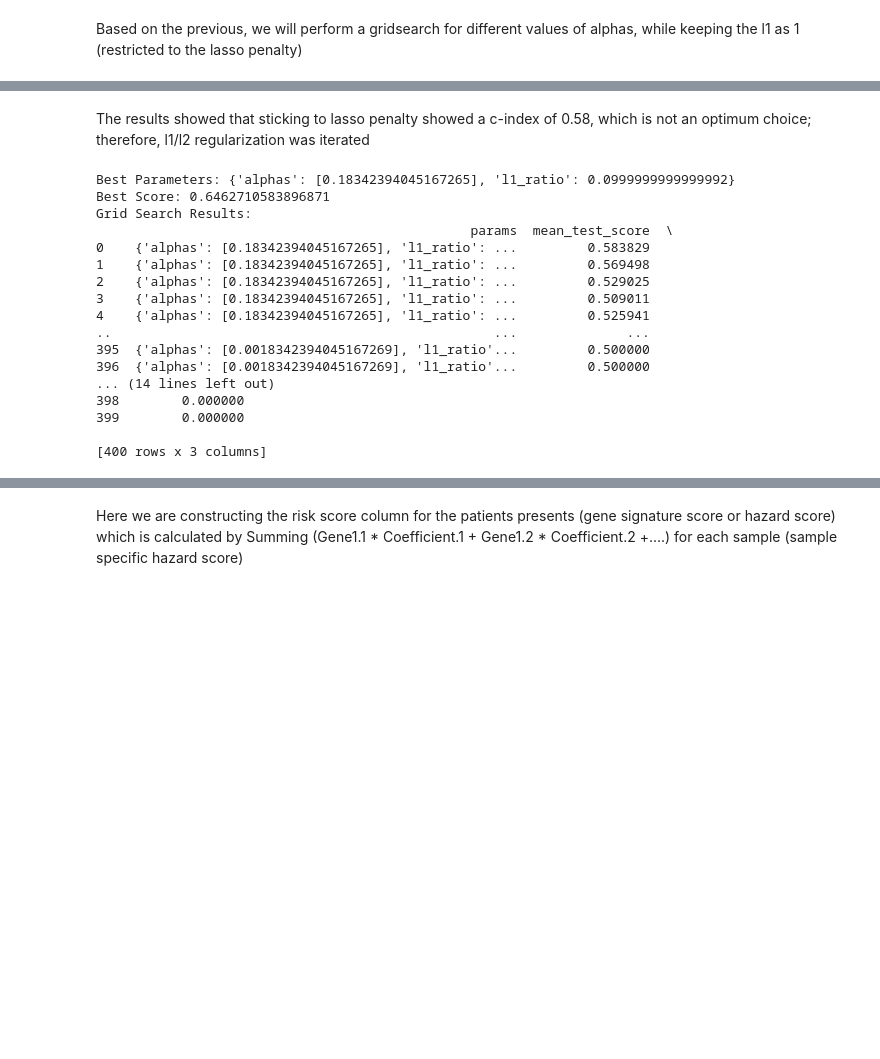
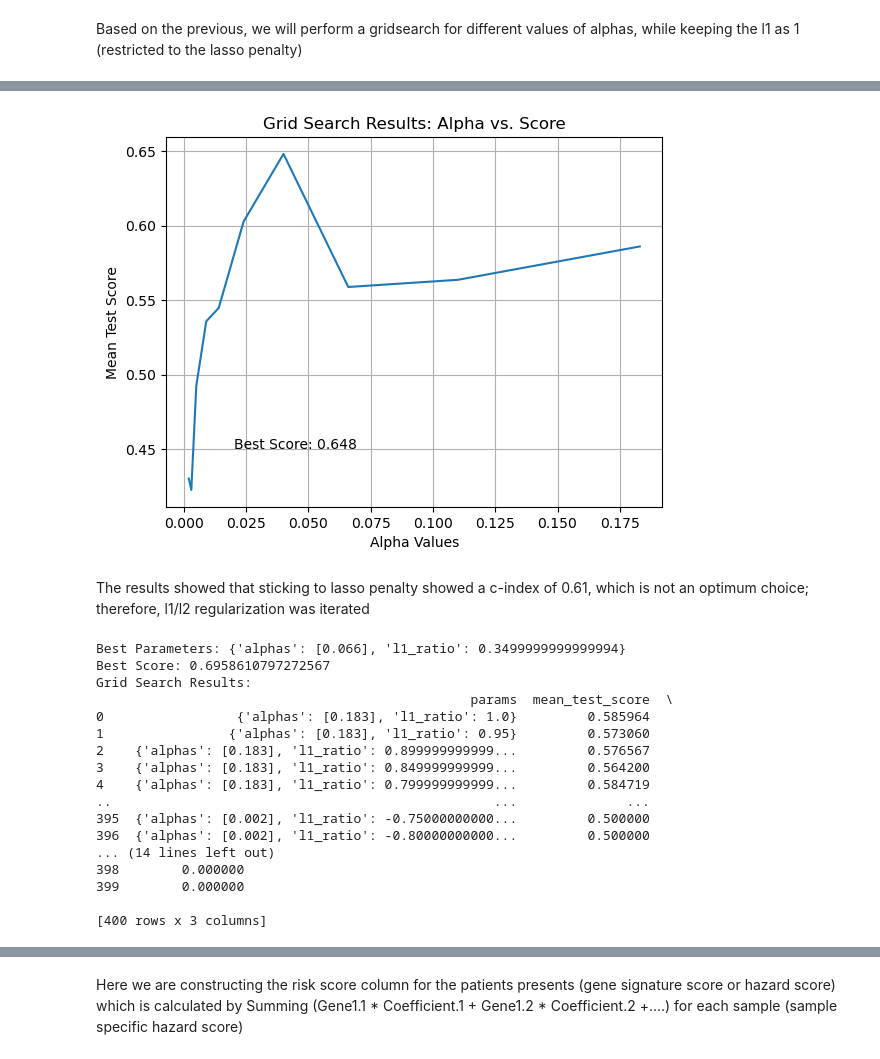
Before and after one commit to RadwanDerbala-1/Lassocox-Signature, a Jupyter notebook: Source/Project Stad.ipynb, the cells around one changed output, grey strips where cells are left out. Saved outputs shown, nothing was run; the diff lists cells and outputs as text; code cells hidden in the pictures; blank space fills up the shorter version.

```diff
--- a/Source/Project Stad.ipynb
+++ b/Source/Project Stad.ipynb
@@ -202,8 +209,31 @@ Grid Search Results:
+# %%
+alphas = cv_results["param_alphas"].apply(lambda x: x[0])  # Extract alpha values
+scores = cv_results["mean_test_score"]  # Extract mean test scores
+
+
+plt.plot(alphas, scores)
+
+# Customize plot elements
+plt.xlabel("Alpha Values")
+plt.ylabel("Mean Test Score")
+plt.title("Grid Search Results: Alpha vs. Score")
+plt.grid(True)  # Add grid lines
+
+# Optional: Annotate the best score
+best_alpha = alphas[scores.argmax()]  # Find the alpha with the best score
+best_score = scores.max()
+plt.annotate(f"Best Score: {best_score:.3f}", xy=(best_alpha, best_score), xytext=(0.02, 0.45))
+
+plt.show()
+# %% [output]
+[figure, added]
 # %% [markdown]
-The results showed that sticking to lasso penalty showed a c-index of 0.58, which is not an optimum choice; therefore, l1/l2 regularization was iterated
+The results showed that sticking to lasso penalty showed a c-index of 0.61, which is not an optimum choice; therefore, l1/l2 regularization was iterated
 # %%
+random.seed(1)
+
 l1_ratios = np.arange(1, -1, -0.05)
-cv = KFold(n_splits=5, shuffle=True, random_state=0)
+cv = KFold(n_splits=5, shuffle=True, random_state=1)
 gcv = GridSearchCV((CoxnetSurvivalAnalysis(alpha_min_ratio=1)),
     param_grid={"alphas": [[v] for v in alphas], "l1_ratio" : l1_ratios},
     cv=cv,
@@ -218,18 +248,18 @@ print("Best Score:", gcv.best_score_)
 print("Grid Search Results:")
 print(cv_results[['params', 'mean_test_score', 'std_test_score']])
 # %% [output]
-Best Parameters: {'alphas': [0.18342394045167265], 'l1_ratio': 0.0999999999999992}
-Best Score: 0.6462710583896871
+Best Parameters: {'alphas': [0.066], 'l1_ratio': 0.3499999999999994}
+Best Score: 0.6958610797272567
 Grid Search Results:
                                                 params  mean_test_score  \
-0    {'alphas': [0.18342394045167265], 'l1_ratio': ...         0.583829
-1    {'alphas': [0.18342394045167265], 'l1_ratio': ...         0.569498
-2    {'alphas': [0.18342394045167265], 'l1_ratio': ...         0.529025
-3    {'alphas': [0.18342394045167265], 'l1_ratio': ...         0.509011
-4    {'alphas': [0.18342394045167265], 'l1_ratio': ...         0.525941
+0                 {'alphas': [0.183], 'l1_ratio': 1.0}         0.585964
+1                {'alphas': [0.183], 'l1_ratio': 0.95}         0.573060
+2    {'alphas': [0.183], 'l1_ratio': 0.899999999999...         0.576567
+3    {'alphas': [0.183], 'l1_ratio': 0.849999999999...         0.564200
+4    {'alphas': [0.183], 'l1_ratio': 0.799999999999...         0.584719
 ..                                                 ...              ...
-395  {'alphas': [0.0018342394045167269], 'l1_ratio'...         0.500000
-396  {'alphas': [0.0018342394045167269], 'l1_ratio'...         0.500000
+395  {'alphas': [0.002], 'l1_ratio': -0.75000000000...         0.500000
+396  {'alphas': [0.002], 'l1_ratio': -0.80000000000...         0.500000
 ... (14 lines left out)
 398        0.000000
 399        0.000000
```
Also changed, not shown: parts of 28 cells of this notebook.
